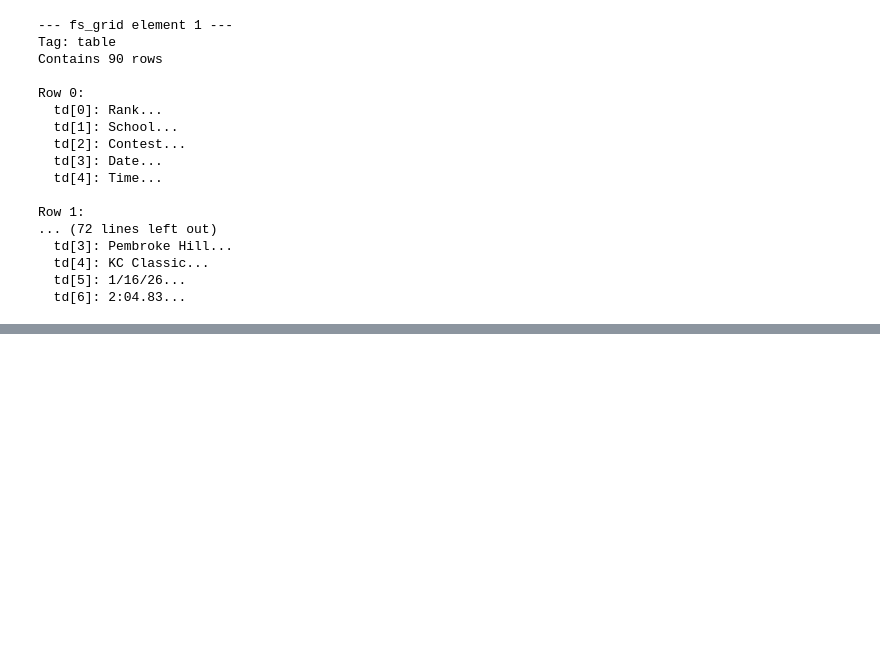
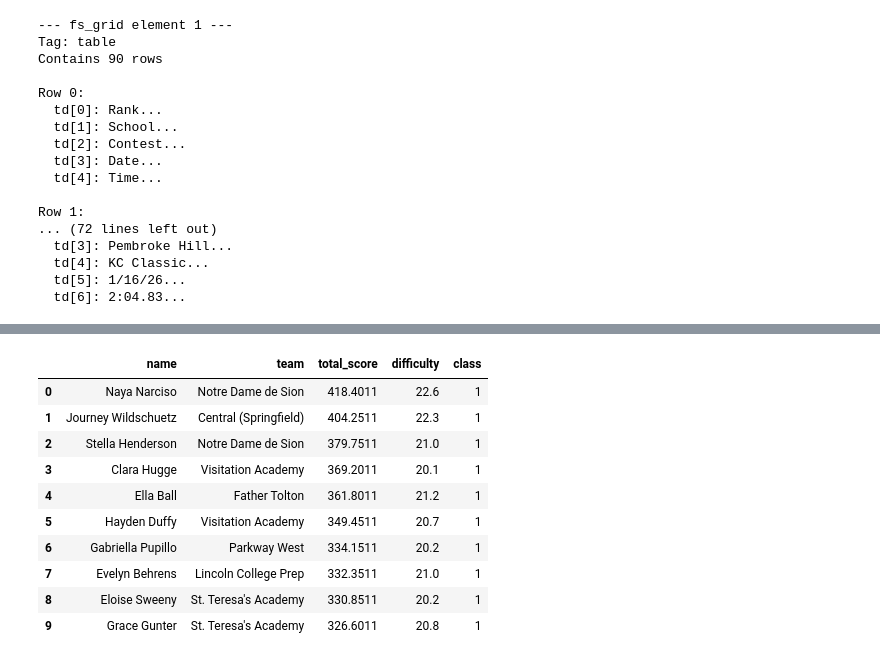
Before and after one commit to serenahuang225/swim-meet-simulator, a Jupyter notebook: import_data.ipynb, the cells around one changed output, grey strips where cells are left out. Cells and saved outputs as stored; diff of their text form; code cells hidden in the pictures; blank space fills up the shorter version.

```diff
--- a/import_data.ipynb
+++ b/import_data.ipynb
@@ -326,0 +331,70 @@ Unique teams: 106
+# %%
+import re
+
+def scrape_dive_performance(html_path="MSHSAA Dive Performance Listing.html", output_path="dive_performance.csv"):
+    """Parse dive tables from MSHSAA HTML. First table = Class 1, second = Class 2."""
+    with open(html_path, "r", encoding="utf-8") as f:
+        soup = BeautifulSoup(f, "html.parser")
+
+    tables = soup.find_all("table", class_="fs_grid")
+    if len(tables) < 2:
+        print(f"Warning: expected 2 dive tables (Class 1 & 2), found {len(tables)}")
+
+    rows_all = []
+    for table_idx, table in enumerate(tables):
+        class_num = table_idx + 1  # 1 or 2
+        for tr in table.find_all("tr"):
+            if "hide" in (tr.get("class") or []):
+                continue
+            tds = tr.find_all("td")
+            if len(tds) < 5:
+                continue
+            rank_text = tds[0].get_text(strip=True)
+            if not rank_text or not rank_text.replace("#", "").isdigit():
+                continue  # skip header
+            # Student: name on first line, school in div.small.gray (or second line)
+            student_cell = tds[1]
+            lines = [l.strip() for l in student_cell.get_text(separator="\n", strip=True).split("\n") if l.strip()]
+            name = lines[0] if lines else ""
+            team = lines[1] if len(lines) > 1 else ""
+            if not team:
+                school_div = student_cell.find("div", class_=lambda c: c and ("gray" in (c if isinstance(c, list) else [])))
+                if school_div:
+                    team = school_div.get_text(strip=True)
+            name = " ".join(name.split())
+            team = " ".join(team.split())
+            # Score: first number in cell (e.g. 418.40)
+            score_text = tds[3].get_text(strip=True)
+            m = re.search(r"[\d.]+", score_text)
+            total_score = float(m.group()) if m else None
+            if total_score is None:
+                continue
+            try:
+                difficulty = float(tds[4].get_text(strip=True))
+            except (ValueError, IndexError):
+                difficulty = None
+            rows_all.append({
+                "name": name,
+                "team": team,
+                "total_score": total_score,
+                "difficulty": difficulty,
+                "class": class_num,
+            })
+
+    df = pd.DataFrame(rows_all)
+    df = df.sort_values(["class", "total_score"], ascending=[True, False]).reset_index(drop=True)
+    df.to_csv(output_path, index=False)
+    print(f"Saved {len(df)} dive records to {output_path}")
+    print(f"  Class 1: {len(df[df['class']==1])}, Class 2: {len(df[df['class']==2])}")
+
+    # Optional: class-specific CSVs
+    for c in [1, 2]:
+        subset = df[df["class"] == c]
+        if not subset.empty:
+            subset.to_csv(f"class{c}_dive.csv", index=False)
+            print(f"  class{c}_dive.csv: {len(subset)} rows")
+    return df
+
+df_dive = scrape_dive_performance()
+df_dive.head(10)
+# %% [output]
@@ -326,0 +405,11 @@ Unique teams: 106
+|  | name | team | total_score | difficulty | class |
+| 0 | Naya Narciso | Notre Dame de Sion | 418.4011 | 22.6 | 1 |
+| 1 | Journey Wildschuetz | Central (Springfield) | 404.2511 | 22.3 | 1 |
+| 2 | Stella Henderson | Notre Dame de Sion | 379.7511 | 21.0 | 1 |
+| 3 | Clara Hugge | Visitation Academy | 369.2011 | 20.1 | 1 |
+| 4 | Ella Ball | Father Tolton | 361.8011 | 21.2 | 1 |
+| 5 | Hayden Duffy | Visitation Academy | 349.4511 | 20.7 | 1 |
+| 6 | Gabriella Pupillo | Parkway West | 334.1511 | 20.2 | 1 |
+| 7 | Evelyn Behrens | Lincoln College Prep | 332.3511 | 21.0 | 1 |
+| 8 | Eloise Sweeny | St. Teresa's Academy | 330.8511 | 20.2 | 1 |
+| 9 | Grace Gunter | St. Teresa's Academy | 326.6011 | 20.8 | 1 |
```
Also changed, not shown: parts of 3 cells of this notebook, 16 other files.
